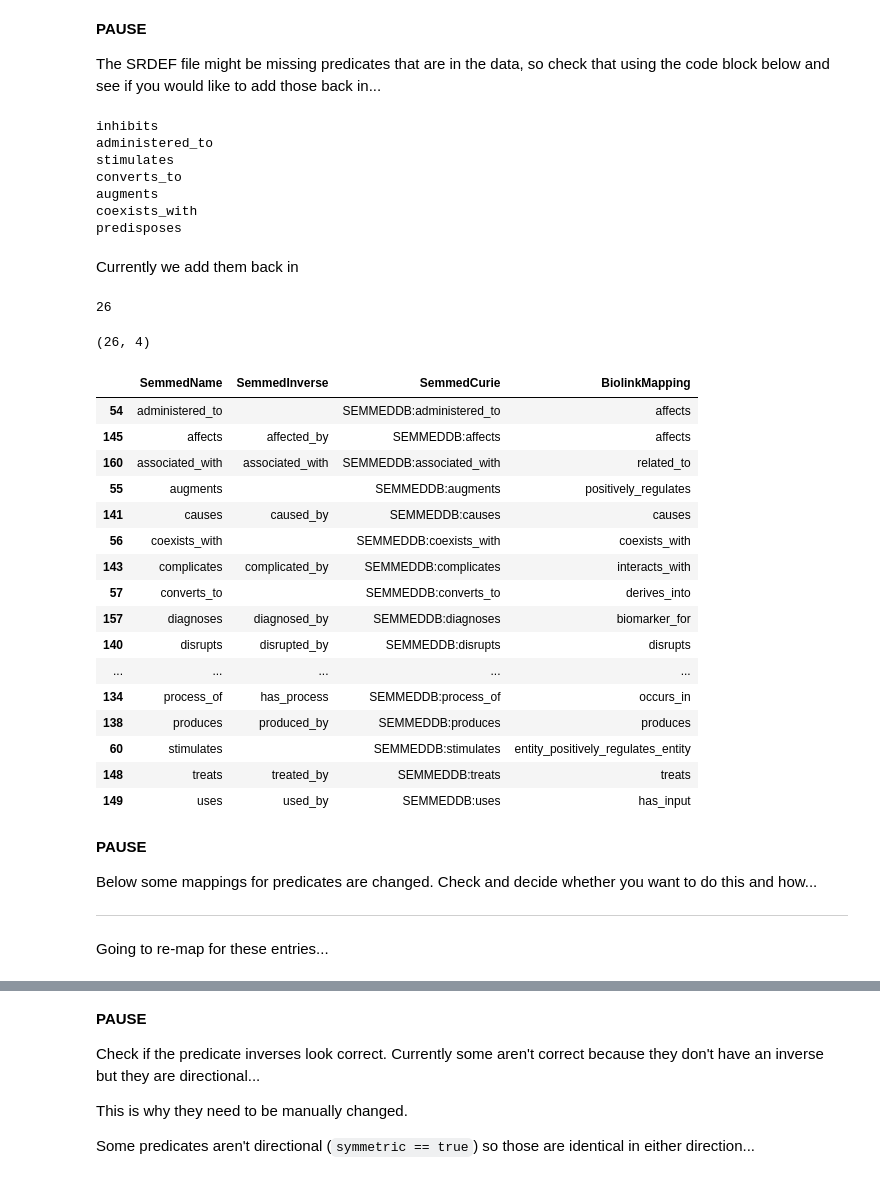
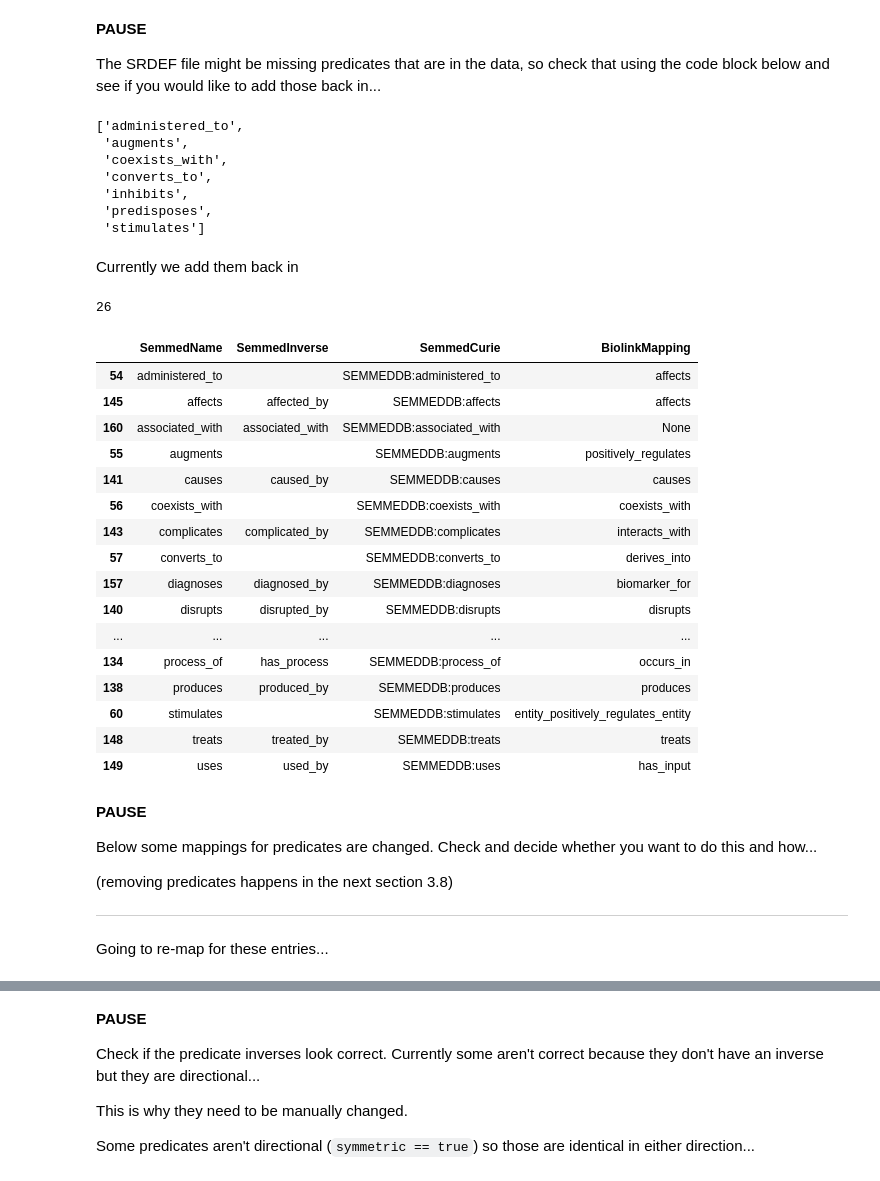
Before and after one commit to NCATS-Tangerine/translator-api-registry, a Jupyter notebook: semmeddb/AutoGen_SEMMEDDB.ipynb, the cells around one changed output, grey strips where cells are left out. Saved outputs shown, nothing was run; the diff lists cells and outputs as text; code cells hidden in the pictures.

```diff
--- a/semmeddb/AutoGen_SEMMEDDB.ipynb
+++ b/semmeddb/AutoGen_SEMMEDDB.ipynb
@@ -371,8 +371,8 @@ SEMMED_entity_types[0:10]
 # %% [markdown]
 ### Get the biolink-mappings
 # %%
-## using biolink 2.2.8
-bmt_tool = Toolkit('https://raw.githubusercontent.com/biolink/biolink-model/2.2.8/biolink-model.yaml')
+## using biolink 2.2.13
+bmt_tool = Toolkit('https://raw.githubusercontent.com/biolink/biolink-model/2.2.13/biolink-model.yaml')
 # %%
 ## getting biolink-mapping, in the format needed to create operations
 SEMMED_entity_types['BiolinkMapping'] = [bmt_tool.get_element_by_mapping('STY:'+i)
@@ -533,23 +524,22 @@ currently_unused_entities = [
     "humn", "irda", "mamm", "ocdi", "plnt", "rept", "sbst", "virs", "vtbt",
     ## old terms here
     "alga", "invt", "orgm", "rich",
-    ## mapped to Anatomical Entity
+    ## all that are mapped to Anatomical Entity
     "anst",
-    ## mapped to Behavior
+    ## all that are mapped to Behavior
     "bhvr", "inbe", "menp", "socb",
-    ## mapped to Phenomenon
+    ## all that are mapped to Phenomenon
     "biof", "eehu", "hcpp", "lbtr", "npop", "phpr",
-    ## mapped to Device
+    ## all that are mapped to Device
     "bodm", "drdd", "medd", "resd",
     ## mapped to GrossAnatomicalStructure
     "emst", "tisu",
     ## mapped to PhysiologicalProcess
     "genf",
-    ## mapped to ChemicalEntity
+    ## all that are mapped to ChemicalEntity
     "chem",
     ## all that are mapped to InformationContentEntity
-    "clas", "cnce", "ftcn", "grpa", "idcn", "lang", "qlco", "qnco",
-    "rnlw", "spco", "tmco",
+    "clas", "ftcn", "idcn", "qlco", "qnco", "rnlw", "spco", "tmco",
     ## all that are mapped to ClinicalAttribute
     "clna",
     ## mapped to Procedure
@@ -638,20 +628,25 @@ SEMMED_predicates.sort_values(by='SemmedName', inplace=True)
 The SRDEF file might be missing predicates that are in the data, so check that using the code block below and see if you would like to add those back in...
 # %%
 ## predicates currently in the filtered data
+
+missing_preds = list()
+
 for i in predicates:
     if i.lower() not in set(SEMMED_predicates['SemmedName']):
-        print(i.lower())
-#         print()
+        missing_preds.append(i.lower())
+
+missing_preds.sort()
+missing_preds
 
 # [i for i in predicates if i.lower() in SEMMED_predicates['SemmedName']]
 # %% [output]
-inhibits
-administered_to
-stimulates
-converts_to
-augments
-coexists_with
-predisposes
+['administered_to',
+ 'augments',
+ 'coexists_with',
+ 'converts_to',
+ 'inhibits',
+ 'predisposes',
+ 'stimulates']
 # %% [markdown]
 Currently we add them back in
 # %%
@@ -681,17 +676,15 @@ SEMMED_predicates['BiolinkMapping'] = SEMMED_predicates['BiolinkMapping'].str.re
 # %%
 ## remember there are 26 predicates in the data
 len(predicates)
+pred_compare = [i.lower() for i in predicates]
 
-SEMMED_predicates[SEMMED_predicates['BiolinkMapping'].notna()].shape
-SEMMED_predicates[SEMMED_predicates['BiolinkMapping'].notna()]
-missing_predicates = predicates - set(SEMMED_predicates[SEMMED_predicates['BiolinkMapping'].notna()])
+SEMMED_predicates[SEMMED_predicates['SemmedName'].isin(pred_compare)]
 # %% [output]
 26
-(26, 4)
 |  | SemmedName | SemmedInverse | SemmedCurie | BiolinkMapping |
 | 54 | administered_to |  | SEMMEDDB:administered_to | affects |
 | 145 | affects | affected_by | SEMMEDDB:affects | affects |
-| 160 | associated_with | associated_with | SEMMEDDB:associated_with | related_to |
+| 160 | associated_with | associated_with | SEMMEDDB:associated_with | None |
 | 55 | augments |  | SEMMEDDB:augments | positively_regulates |
 | 141 | causes | caused_by | SEMMEDDB:causes | causes |
 | 56 | coexists_with |  | SEMMEDDB:coexists_with | coexists_with |
@@ -710,6 +703,8 @@ missing_predicates = predicates - set(SEMMED_predicates[SEMMED_predicates['Bioli
 
 Below some mappings for predicates are changed. Check and decide whether you want to do this and how...
 
+(removing predicates happens in the next section 3.8)
+
 ---
 Going to re-map for these entries...
 # %%
```
Also changed, not shown: parts of 17 cells of this notebook, 5 other files.
